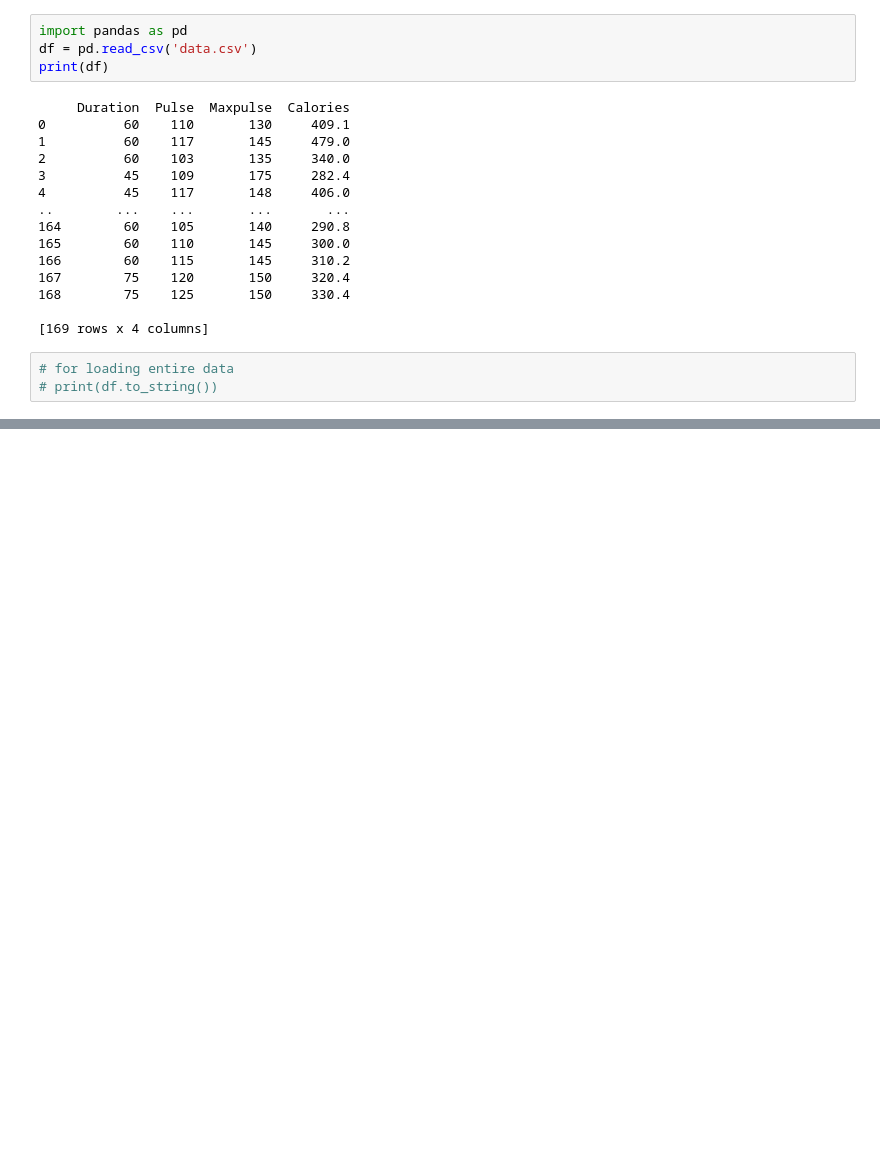
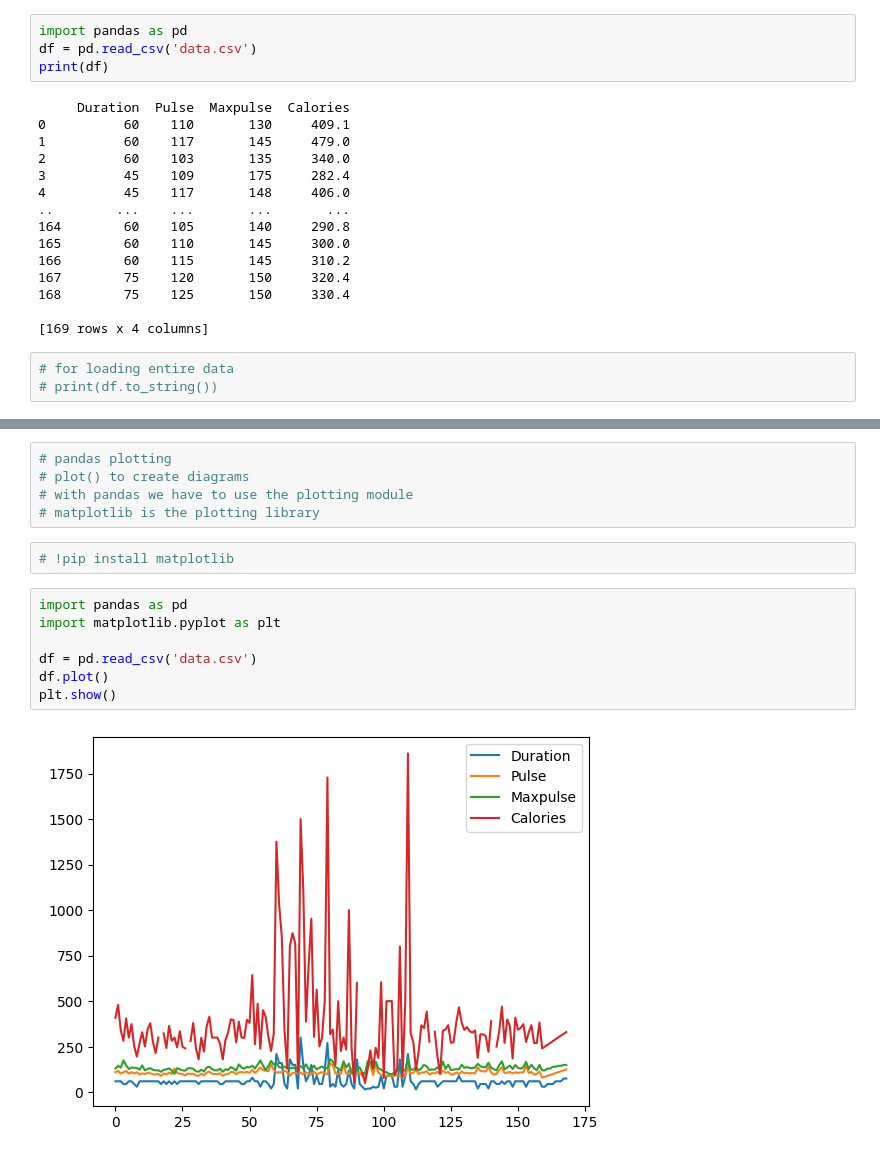
Before and after one commit to Yogesh0801/Python_Programming, a Jupyter notebook: python Library/pandas.ipynb, the cells around one changed output, grey strips where cells are left out. Cells and saved outputs as stored; diff of their text form; blank space fills up the shorter version.

Commit message:
pandas with matplotlib

```diff
--- a/python Library/pandas.ipynb
+++ b/python Library/pandas.ipynb
@@ -173,0 +648,16 @@ print(df)
+# %%
+# pandas plotting
+# plot() to create diagrams
+# with pandas we have to use the plotting module
+# matplotlib is the plotting library
+# %%
+# !pip install matplotlib
+# %%
+import pandas as pd
+import matplotlib.pyplot as plt
+
+df = pd.read_csv('data.csv')
+df.plot()
+plt.show()
+# %% [output]
+[figure, added]
```
Also changed, not shown: parts of 44 cells of this notebook, 2 other files.
